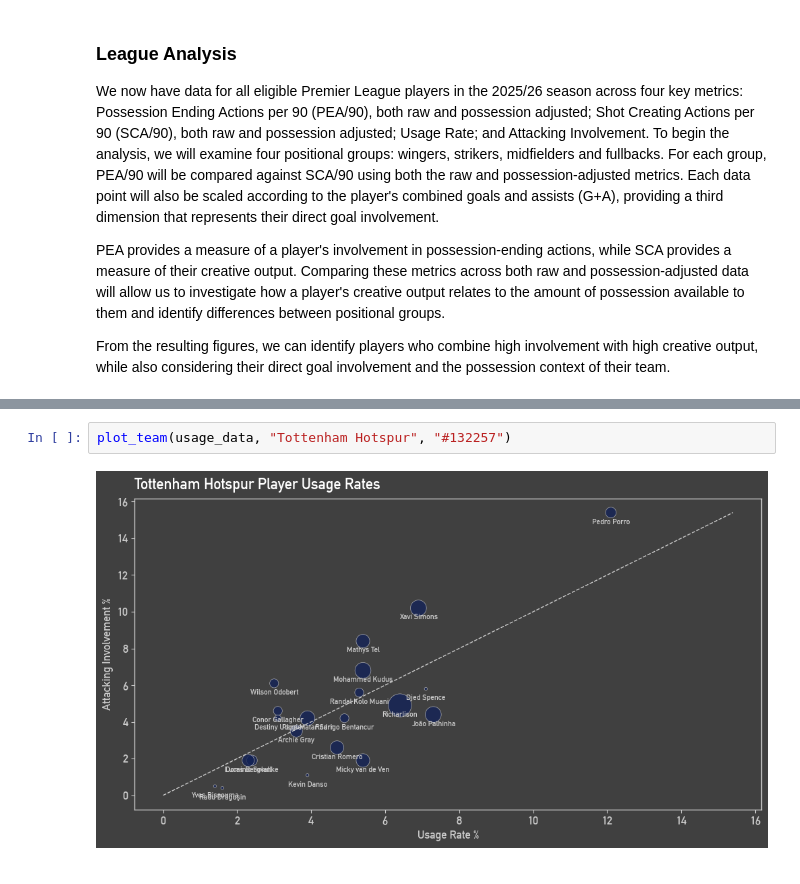
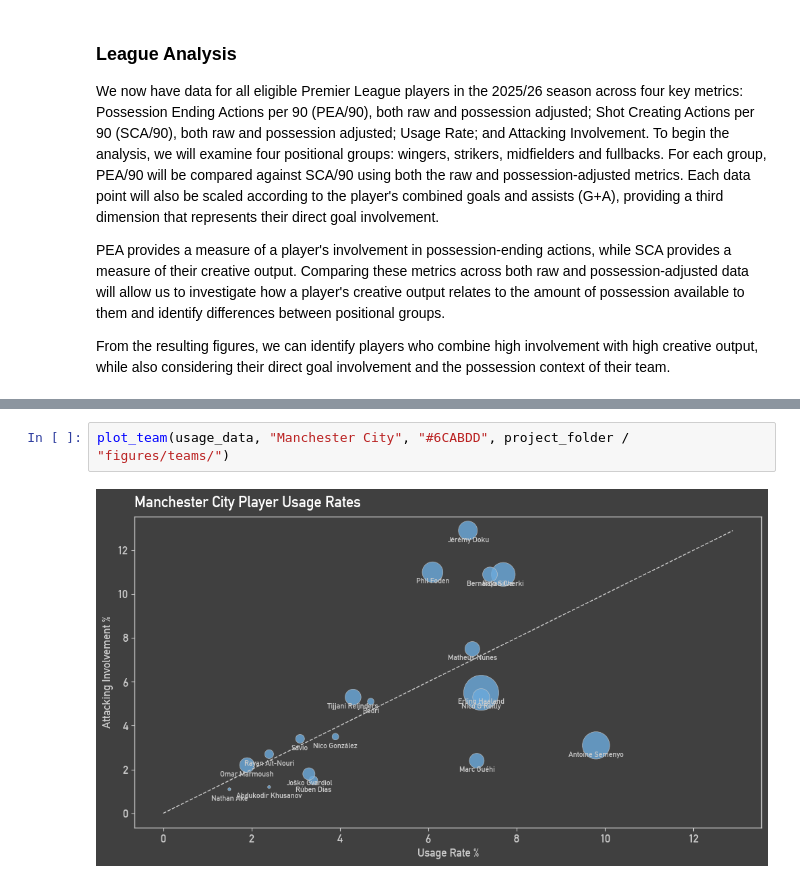
Before and after one commit to sethmckinnonevans/premier-league-usgae-rates, a Jupyter notebook: notebooks/usage_rates_analysis.ipynb, the cells around one changed output, grey strips where cells are left out. Cells and saved outputs as stored; diff of their text form.

```diff
--- a/notebooks/usage_rates_analysis.ipynb
+++ b/notebooks/usage_rates_analysis.ipynb
@@ -185,4 +224,4 @@ plot_positions(usage_data, "Winger", kit_map, 900, interactive = True)
-# %%
-plot_team(usage_data, "Tottenham Hotspur", "#132257")
-# %% [output]
-[figure, removed]
+# %%
+plot_team(usage_data, "Manchester City", "#6CABDD", project_folder / "figures/teams/")
+# %% [output]
+[figure, added]
```
Also changed, not shown: parts of 19 cells of this notebook, 46 other files.
